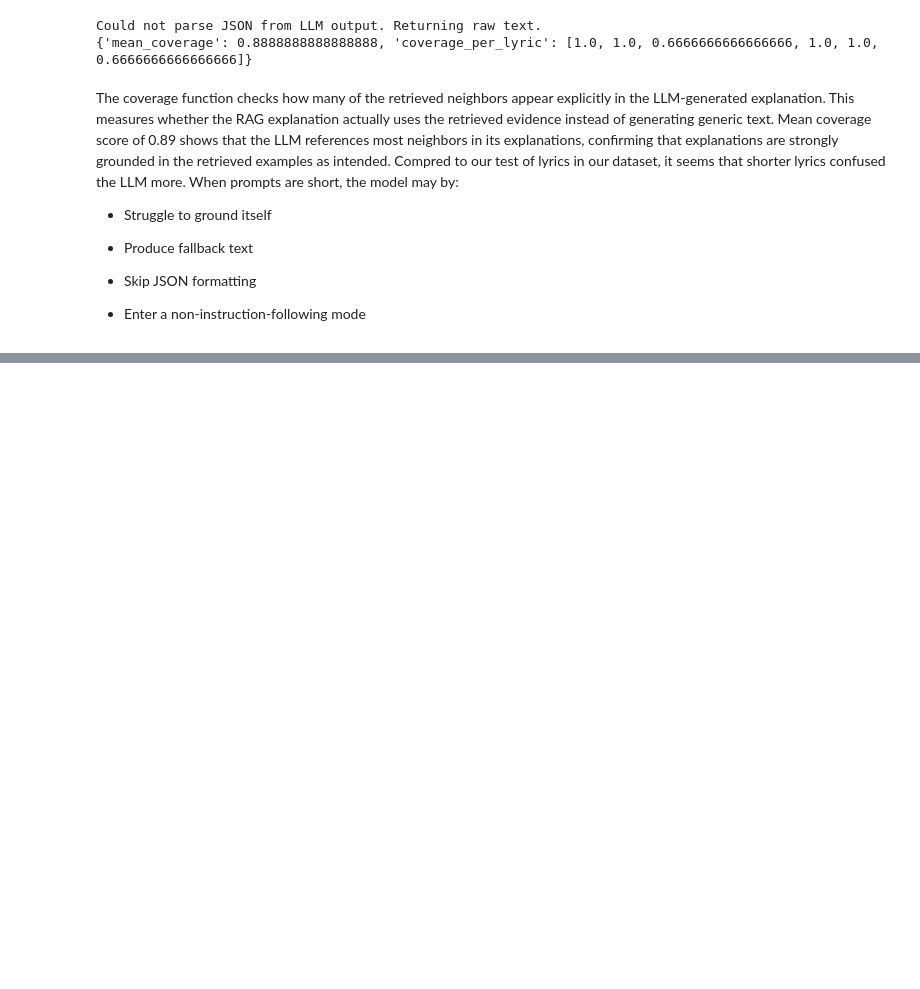
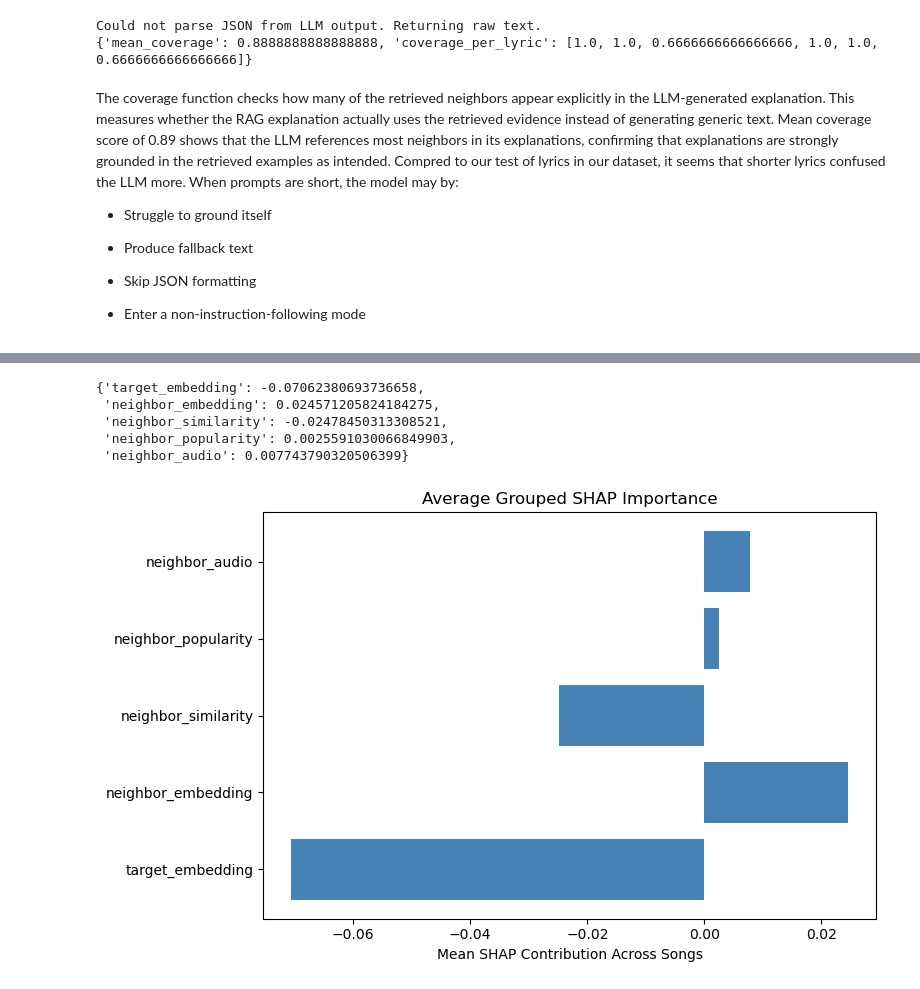
Before and after one commit to jeffreyschoi/Explaining_Song_Popularity, a Jupyter notebook: multimodel/pred_model_evaluation.ipynb, the cells around one changed output, grey strips where cells are left out. Saved outputs shown, nothing was run; the diff lists cells and outputs as text; code cells hidden in the pictures; blank space fills up the shorter version.

```diff
--- a/multimodel/pred_model_evaluation.ipynb
+++ b/multimodel/pred_model_evaluation.ipynb
@@ -1090,0 +1093,19 @@ The coverage function checks how many of the retrieved neighbors appear explicit
+# %%
+X = []
+y = []
+
+for i, row in df.iterrows():
+    target_lyric = row["lyrics"]
+    target_embedding = np.asarray(row["lyrics_embedding"], dtype="float32")
+
+    neighbors = get_top_k_neighbors(df, target_embedding, k=4)
+    neighbors = neighbors[1:]
+
+
+    x_vec = construct_feature_vector(target_embedding, neighbors, audio_feature_cols, k=3)
+
+    X.append(x_vec)
+    y.append(row["popularity"])
+
+X = np.vstack(X)
+y = np.array(y, dtype="float32")
@@ -1090,0 +1192,30 @@ The coverage function checks how many of the retrieved neighbors appear explicit
+# %%
+avg_shap_importance = {
+    "target_embedding": np.mean(all_target),
+    "neighbor_embedding": np.mean(all_nb_emb),
+    "neighbor_similarity": np.mean(all_nb_sim),
+    "neighbor_popularity": np.mean(all_nb_pop),
+    "neighbor_audio": np.mean(all_nb_audio),
+}
+
+avg_shap_importance
+# %% [output]
+{'target_embedding': -0.07062380693736658,
+ 'neighbor_embedding': 0.024571205824184275,
+ 'neighbor_similarity': -0.02478450313308521,
+ 'neighbor_popularity': 0.0025591030066849903,
+ 'neighbor_audio': 0.007743790320506399}
+# %%
+import matplotlib.pyplot as plt
+
+labels = list(avg_shap_importance.keys())
+values = [avg_shap_importance[k] for k in labels]
+
+plt.figure(figsize=(8,5))
+plt.barh(labels, values, color='steelblue')
+plt.xlabel("Mean SHAP Contribution Across Songs")
+plt.title("Average Grouped SHAP Importance")
+plt.tight_layout()
+plt.show()
+# %% [output]
+[figure, added]
```
Also changed, not shown: parts of 6 cells of this notebook, 2 other files.
